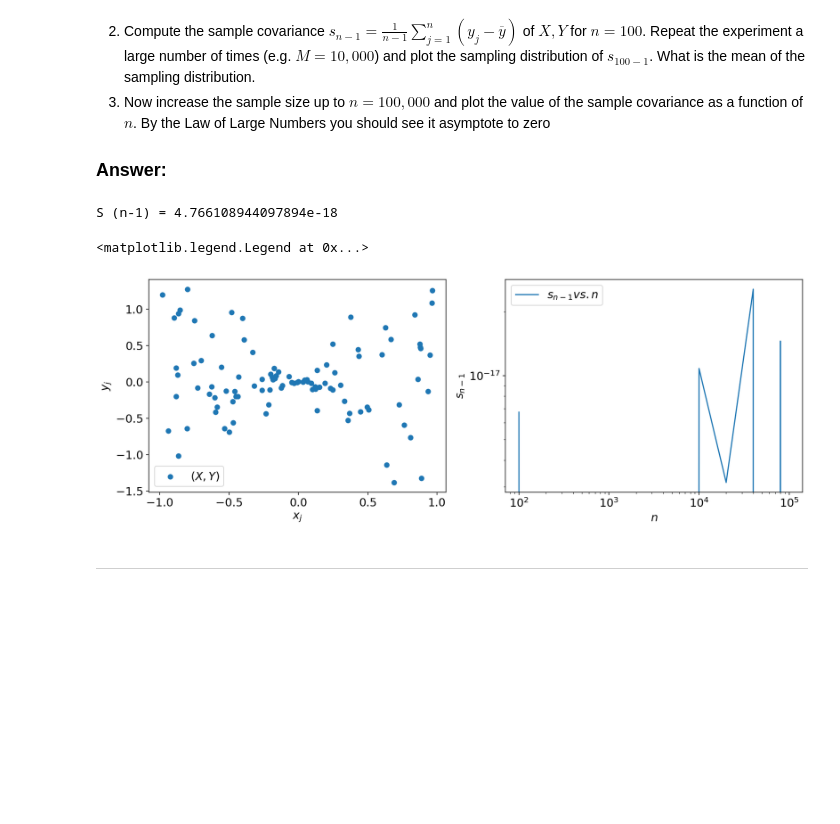
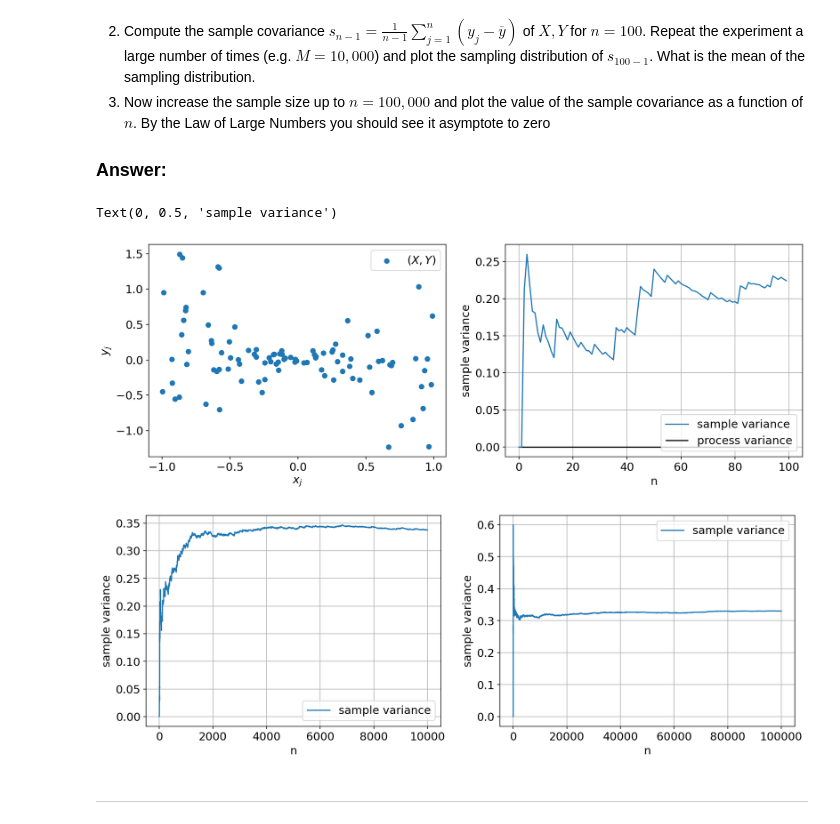
Before and after one commit to yuditwang/SIMLES, a Jupyter notebook: M01_Lab.ipynb, the cells around one changed output. Drawn from its saved outputs; the diff is of its cells as text; code cells hidden in the pictures; blank space fills up the shorter version.

```diff
--- a/M01_Lab.ipynb
+++ b/M01_Lab.ipynb
@@ -90,55 +90,71 @@ Show, numerically, that expected covariance is zero.
 # %%
 # x on the interal -1, 1
 # y has mu=0 sigma=x
 loc=-1;
 scale=2;
 Ndraws=100
 mu=0
 
 # Draws
 X_uniform=stats.uniform.rvs(loc=loc,scale=scale, size=Ndraws)
 
 Y_norm=[]
 for x in X_uniform:
     Y_norm.append(stats.norm.rvs(loc=mu,scale=abs(x), size=1)[0])
 #print("min=",min(Y_norm),", max=", max(Y_norm))
 
 fig, ax = plt.subplots(1,2)
 ax[0].scatter(X_uniform, Y_norm, label='$(X,Y)$')
 ax[0].set_ylabel('$y_{j}$')
 ax[0].set_xlabel('$x_{j}$')
 ax[0].legend()
 
-meany=sum(Y_norm)/Ndraws
-sn1=0
-for y in Y_norm:
-    sn1 += y-meany
-sn1 /= Ndraws-1
-print('S (n-1) =', sn1)
+sample_var=np.zeros(Ndraws)
+for n in range(1,Ndraws):
+  sample_var[n]=(1/n)*np.sum((Y_norm[0:n]-np.mean(Y_norm[0:n]))**2)
+ax[1].plot(sample_var, label='sample variance')
+ax[1].hlines(0, xmin=0, xmax=Ndraws, label='process variance')
+ax[1].grid()
+ax[1].set_xlabel('n')
+ax[1].legend()
+ax[1].set_ylabel('sample variance')
 
-Ndraws=[100,1000,10000,20000,40000,50000,80000,100000]
-sn=[]
-for n in Ndraws:
-    X_uniform=stats.uniform.rvs(loc=loc,scale=scale, size=n)
-    Y_norm=[]
-    for x in X_uniform:
-        Y_norm.append(stats.norm.rvs(loc=mu,scale=abs(x), size=1)[0])
-    meany=sum(Y_norm)/n
-    sn1=0.0
-    for y in Y_norm:
-        sn1 += y-meany
-    sn1 = sn1/(n-1)
-    sn.append(sn1)
-ax[1].plot(Ndraws, sn, label='$s_{n-1} vs. n$')
-ax[1].set_ylabel('$s_{n-1}$')
-ax[1].set_xlabel('$n$')
-ax[1].set_yscale('log')
-ax[1].set_xscale('log')
+
+N=10000
+X_uniform=stats.uniform.rvs(loc=loc,scale=scale, size=N)
+Y_norm=[]
+for x in X_uniform:
+    Y_norm.append(stats.norm.rvs(loc=mu,scale=abs(x), size=1)[0])
+sample_var=np.zeros(N)
+for n in range(1,N):
+  sample_var[n]=(1/n)*np.sum((Y_norm[0:n]-np.mean(Y_norm[0:n]))**2)
+fig,ax=plt.subplots(1,2)
+ax[0].plot(sample_var, label='sample variance')
+#ax[0].hlines(0, xmin=0, xmax=N, label='process variance')
+ax[0].grid()
+ax[0].set_xlabel('n')
+ax[0].legend()
+ax[0].set_ylabel('sample variance')
+
+N=100000
+X_uniform=stats.uniform.rvs(loc=loc,scale=scale, size=N)
+Y_norm=[]
+for x in X_uniform:
+    Y_norm.append(stats.norm.rvs(loc=mu,scale=abs(x), size=1)[0])
+sample_var=np.zeros(N)
+for n in range(1,N):
+  sample_var[n]=(1/n)*np.sum((Y_norm[0:n]-np.mean(Y_norm[0:n]))**2)
+
+ax[1].plot(sample_var, label='sample variance')
+#ax[1].hlines(0, xmin=0, xmax=N, label='process variance')
+ax[1].grid()
+ax[1].set_xlabel('n')
 ax[1].legend()
+ax[1].set_ylabel('sample variance')
 # %% [output]
-S (n-1) = 4.766108944097894e-18
+Text(0, 0.5, 'sample variance')
-<matplotlib.legend.Legend at 0x...>
-[figure, old version]
+[figure, new version]
+[figure, added]
 # %% [markdown]
 <hr style="border:2px solid black"> </hr>
 # %% [markdown]
```
Also changed, not shown: parts of 7 cells of this notebook.
